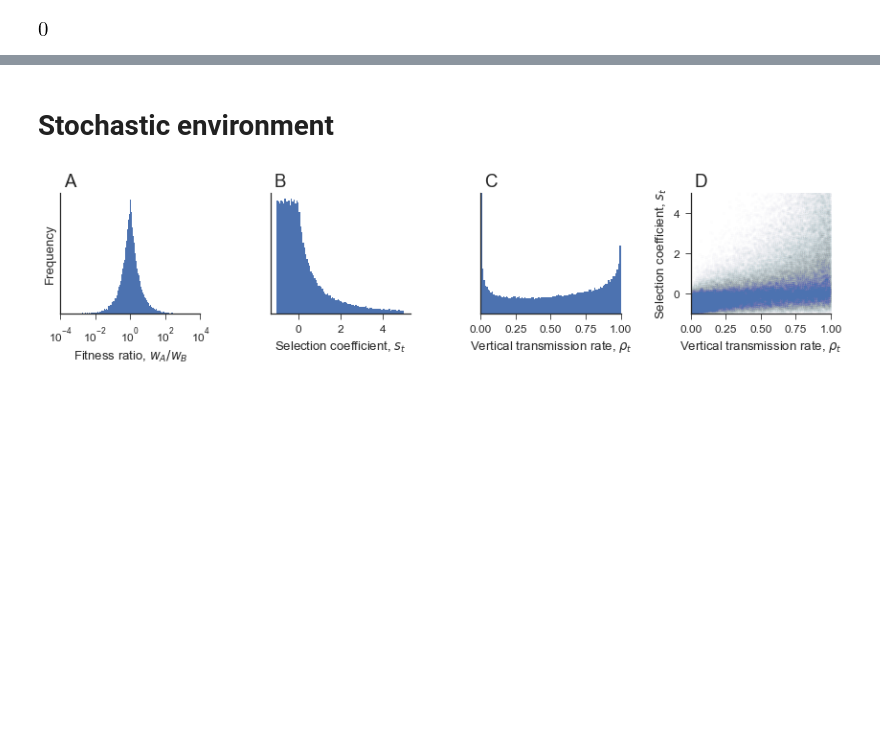
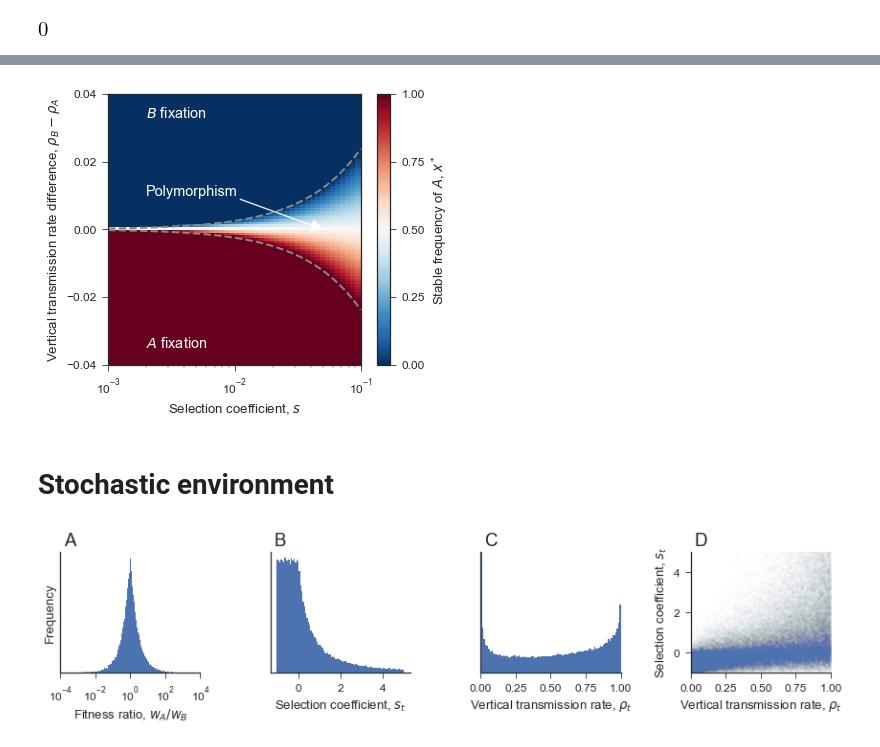
Before and after one commit to yoavram/Sunnyvale, a Jupyter notebook: notebooks/fluctuating_oblique.ipynb, the cells around one changed output, grey strips where cells are left out. Drawn from its saved outputs; the diff is of its cells as text; code cells hidden in the pictures; blank space fills up the shorter version.

```diff
--- a/notebooks/fluctuating_oblique.ipynb
+++ b/notebooks/fluctuating_oblique.ipynb
@@ -218,3 +209,34 @@ sm.simplify(2*a+b-s*(1-ρ)*(2*r*(1+s) +s*ρ*(1-r)))
+# %%
+ρ_ = 0.5
+r_ = np.linspace(ρ_-0.04, ρ_+0.04, 101)
+s_ = np.logspace(-3, -1, 51)
+x_ = np.array([[x2.subs({s:s__, r:r__, ρ:ρ_}) for s__ in s_] for r__ in r_], dtype=np.float64)
+# %%
+fig, ax = plt.subplots(figsize=(6,5))
+im = ax.pcolormesh(
+    s_, r_-ρ_, x_, vmin=0, vmax=1, cmap='RdBu_r', rasterized=True#(0<=x_)&(x_<=1), cmap='gray'
+)
+# ax.contour(s_, r_, ρ_*(1+s_)/(1+ρ_*s_))
+ax.set(
+    xscale='log',
+    xlabel=r'Selection coefficient, $s$',
+    ylabel=r'Vertical transmission rate difference, $\rho_B-\rho_A$',
+    yticks=np.linspace(-0.04, 0.04, 5)
+)
+linekws = dict(lw=2, ls='--', color='#888888')
+ax.plot(s_, ρ_*(1+s_)/(1+ρ_*s_)-ρ_, **linekws)
+ax.plot(s_, ρ_/(1+s_*(1-ρ_))-ρ_, **linekws)
+ax.text(2e-3, 0.033, '$B$ fixation', color='w')
+ax.text(2e-3, -0.035, '$A$ fixation', color='w')
+ax.annotate('Polymorphism', (5e-2, 0.5-ρ_), (2e-3, 0.51-ρ_),
+             arrowprops=dict(width=1, color='w'), color='w');
+cb = plt.colorbar(im)
+cb.set_label(r'Stable frequency of $A$, $x^*$')
+cb.set_ticks(np.linspace(0, 1, 5))
+fig.tight_layout()
+fig.savefig('../figures/rho1_rho2_phase_k=1.pdf')
+# %% [output]
+[figure, added]
 # %% [markdown]
 # Stochastic environment
 # %%
```
Also changed, not shown: parts of 21 cells of this notebook, 1 other file.
